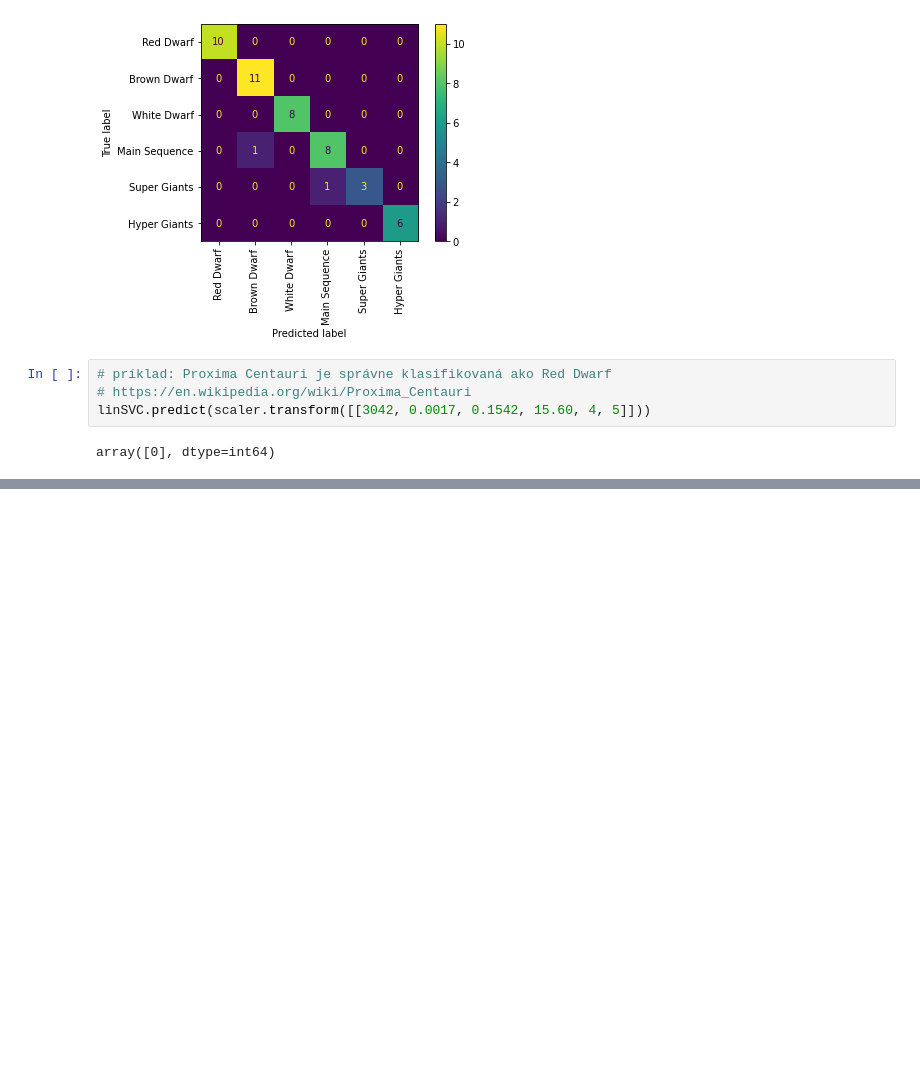
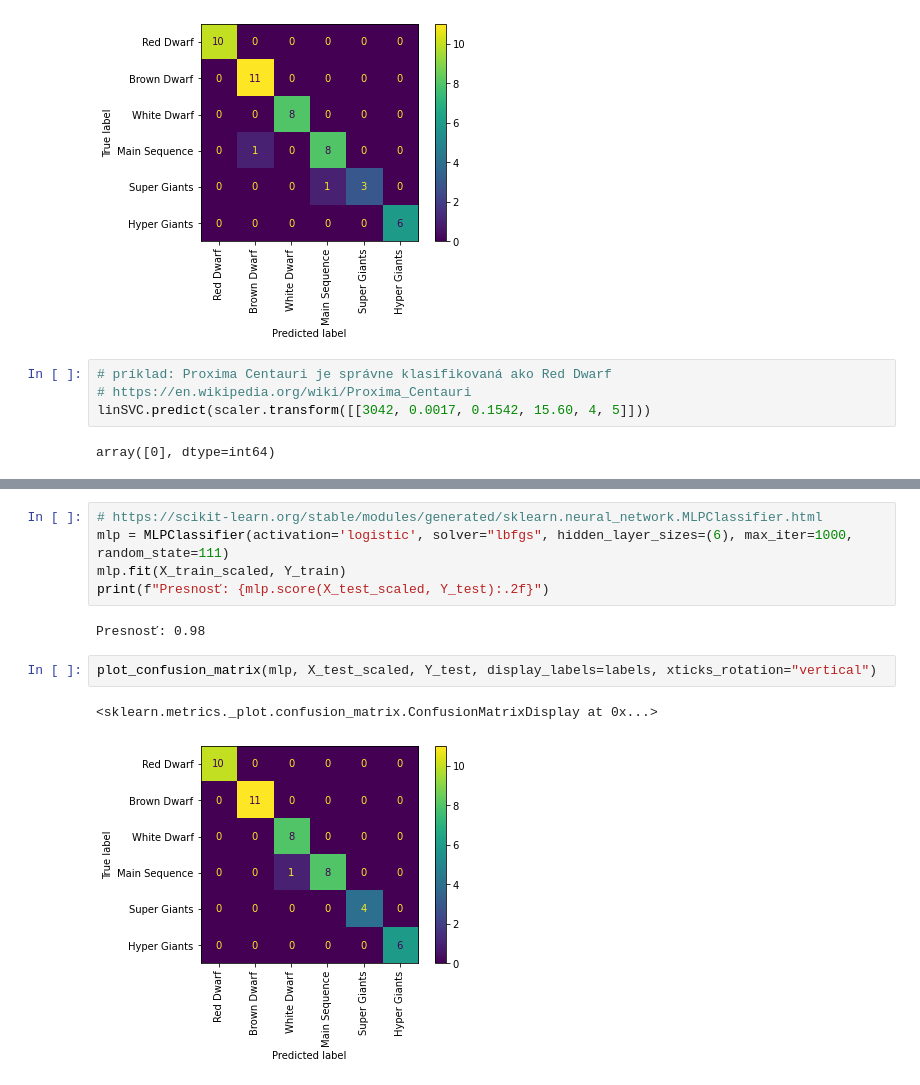
Before and after one commit to adamzv/Zverka_NS2021, a Jupyter notebook: zverka_stars_classification.ipynb, the cells around one changed output, grey strips where cells are left out. Saved outputs shown, nothing was run; the diff lists cells and outputs as text; blank space fills up the shorter version.

```diff
--- a/zverka_stars_classification.ipynb
+++ b/zverka_stars_classification.ipynb
@@ -277,0 +320,12 @@ array([0], dtype=int64)
+# %%
+# https://scikit-learn.org/stable/modules/generated/sklearn.neural_network.MLPClassifier.html
+mlp = MLPClassifier(activation='logistic', solver="lbfgs", hidden_layer_sizes=(6), max_iter=1000, random_state=111)
+mlp.fit(X_train_scaled, Y_train)
+print(f"Presnosť: {mlp.score(X_test_scaled, Y_test):.2f}")
+# %% [output]
+Presnosť: 0.98
+# %%
+plot_confusion_matrix(mlp, X_test_scaled, Y_test, display_labels=labels, xticks_rotation="vertical")
+# %% [output]
+<sklearn.metrics._plot.confusion_matrix.ConfusionMatrixDisplay at 0x...>
+[figure, added]
```
Also changed, not shown: parts of 17 cells of this notebook.
